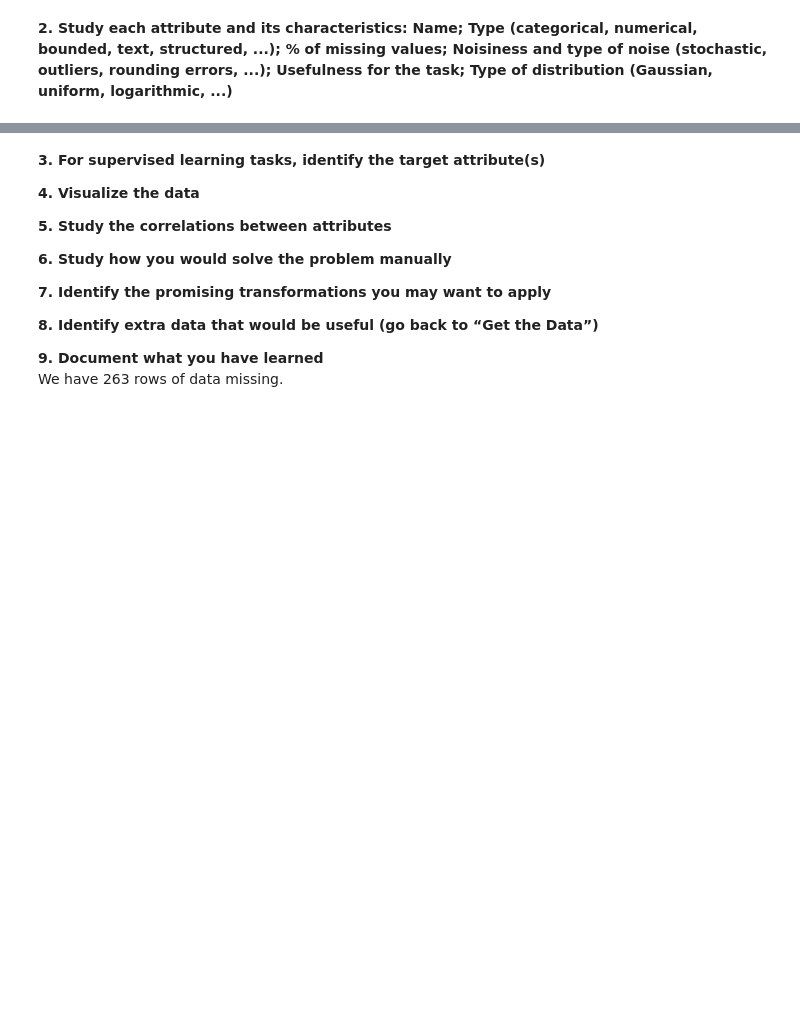
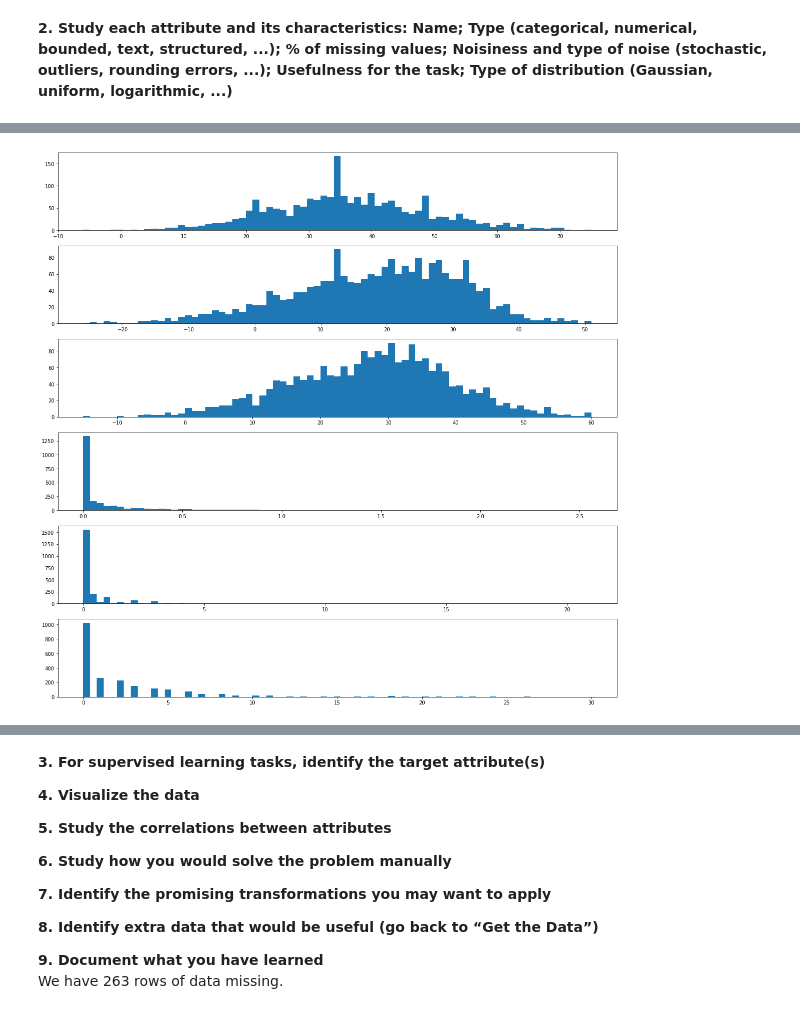
Before and after one commit to marchesem764/Project1, a Jupyter notebook: Early Spring.ipynb, the cells around one changed output, grey strips where cells are left out. Cells and saved outputs as stored; diff of their text form; code cells hidden in the pictures; blank space fills up the shorter version.

```diff
--- a/Early Spring.ipynb
+++ b/Early Spring.ipynb
@@ -273,0 +315,12 @@ memory usage: 122.0 KB
+# %%
+missing_values = early_spring_data.isnull().sum() / len(early_spring_data) * 100
+# %%
+variables = {}
+attrs = ['max_temp', 'min_temp', 'avg_temp', 'precipitation', 'snowfall', 'snowdepth']
+for i, attr in enumerate(attrs):
+    start = 1+(33*i)
+    slice = missing_values[start:start+33]
+    slice = pd.DataFrame(slice)
+    variables[attr] = slice
+
+variables
@@ -273,0 +417,7 @@ memory usage: 122.0 KB
+# %%
+plt.figure(figsize=(20,20))
+for i, attr in enumerate(attrs):
+    plt.subplot(6, 1, i+1)
+    plt.hist(weather_data[attr], bins=75)
+# %% [output]
+[figure, added]
```
Also changed, not shown: parts of 16 cells of this notebook.
